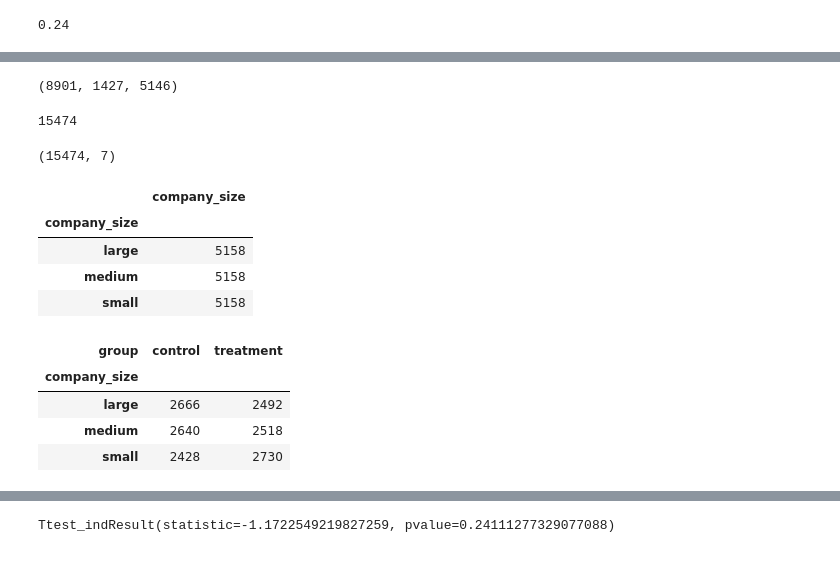
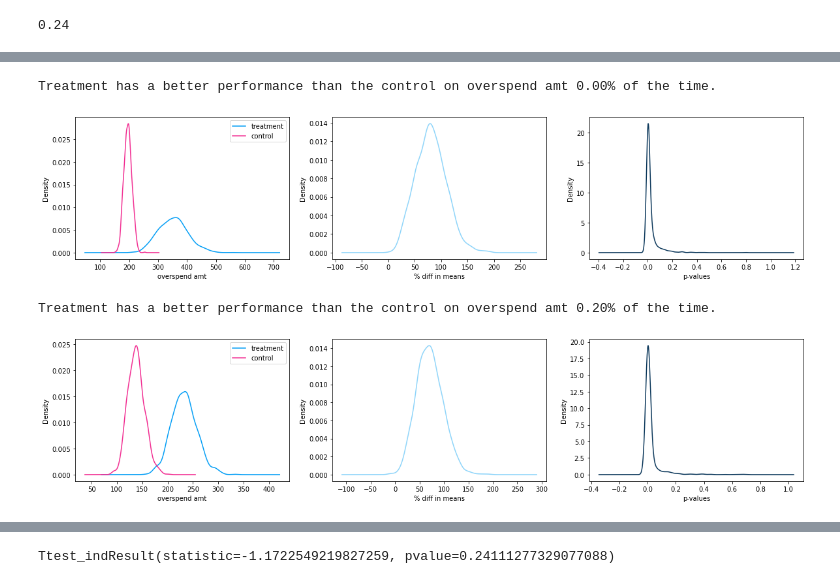
Before and after one commit to MekdiYilma/experiment_analysis, a Jupyter notebook: notebooks/ab_testing_experiment_analysis.ipynb, the cells around one changed output, grey strips where cells are left out. Drawn from its saved outputs; the diff is of its cells as text; code cells hidden in the pictures.

```diff
--- a/notebooks/ab_testing_experiment_analysis.ipynb
+++ b/notebooks/ab_testing_experiment_analysis.ipynb
@@ -492,37 +535,0 @@ experiment.head(3)
-# %%
-small_df = experiment.company_size[experiment['company_size']=='small']
-medium_df = experiment.company_size[experiment['company_size']=='medium']
-large_df = experiment.company_size[experiment['company_size']=='large']
-
-len(small_df), len(medium_df), len(large_df)
-# %% [output]
-(8901, 1427, 5146)
-# %%
-stratified_idx = list(small_df.sample(int(sample_size*2/3), replace=True).index) \
-                 + list(medium_df.sample(int(sample_size*2/3), replace=True).index) \
-                 + list(large_df.sample(int(sample_size*2/3), replace=True).index)
-
-len(stratified_idx)
-# %% [output]
-15474
-# %%
-stratified_exp = experiment.loc[stratified_idx,:]
-stratified_exp.shape
-# %% [output]
-(15474, 7)
-# %%
-stratified_exp.groupby('company_size')[['company_size']].count()
-# %% [output]
-|  | company_size |
-| company_size |  |
-| large | 5158 |
-| medium | 5158 |
-| small | 5158 |
-# %%
-pd.crosstab(stratified_exp.company_size, stratified_exp.treatment, colnames=['group']).rename(columns=mapping_dict)
-# %% [output]
-| group | control | treatment |
-| company_size |  |  |
-| large | 2666 | 2492 |
-| medium | 2640 | 2518 |
-| small | 2428 | 2730 |
@@ -531,0 +536,10 @@ treatment_result = stratified_exp[stratified_exp.treatment == True]
+# %%
+plot_hist_dist(experiment, 'overspend_amt', 1000, 1, company_size='small')
+# %% [output]
+Treatment has a better performance than the control on overspend amt 0.00% of the time.
+[figure, added]
+# %%
+plot_hist_dist(experiment, 'overspend_amt', 1000, 1, company_size='medium')
+# %% [output]
+Treatment has a better performance than the control on overspend amt 0.20% of the time.
+[figure, added]
```
Also changed, not shown: parts of 8 cells of this notebook.
